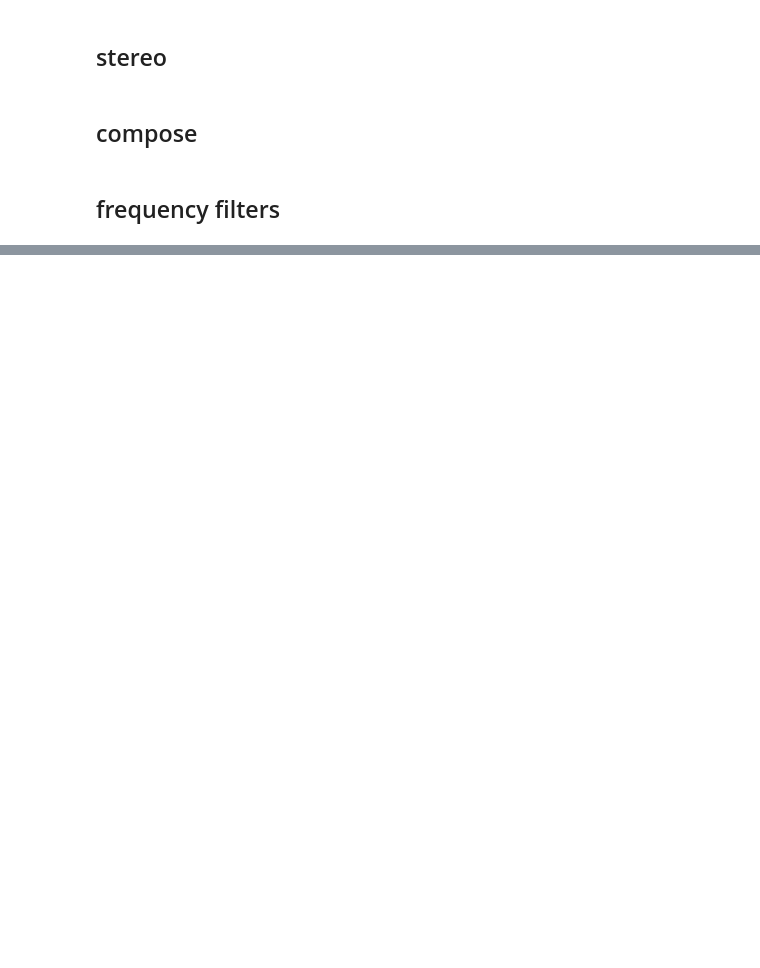
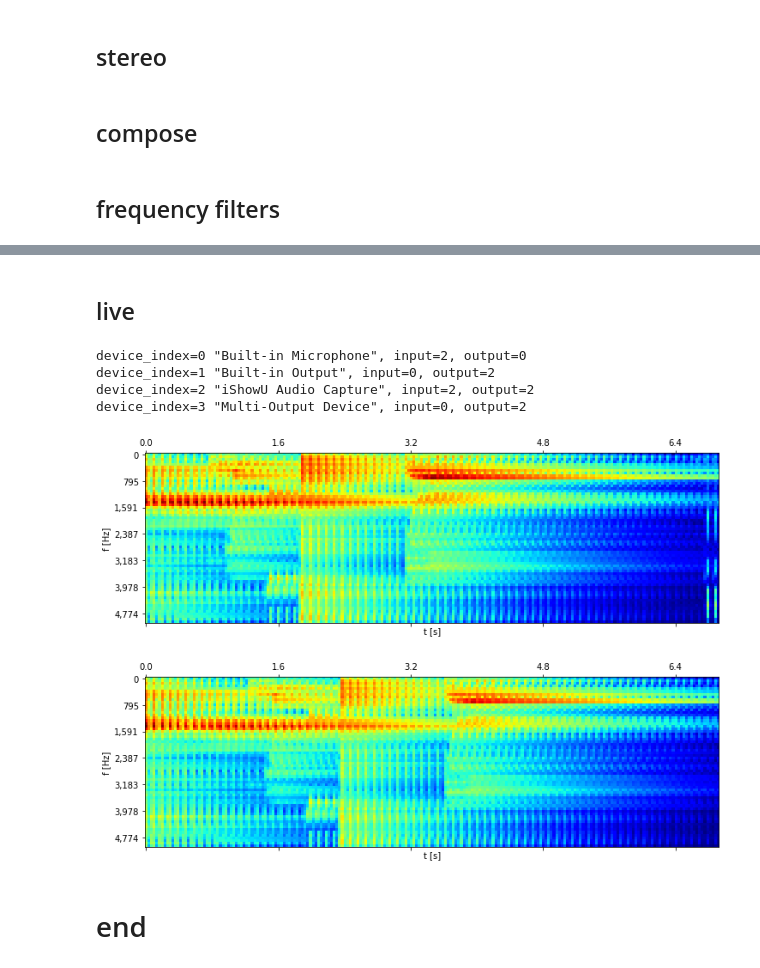
Before and after one commit to nuru-nu/moyo, a Jupyter notebook: notebooks/audio.ipynb, the cells around one changed output, grey strips where cells are left out. Drawn from its saved outputs; the diff is of its cells as text; code cells hidden in the pictures; blank space fills up the shorter version.

Commit message:
adds effects

```diff
--- a/notebooks/audio.ipynb
+++ b/notebooks/audio.ipynb
@@ -522 +468,49 @@ util.plot_logmel(features.log_mel_spectrogram(data))
 [figure]
+# %% [markdown]
+## live
+# %%
+audio.AudioInterface.list_devices()
+# %% [output]
+device_index=0 "Built-in Microphone", input=2, output=0
+device_index=1 "Built-in Output", input=0, output=2
+device_index=2 "iShowU Audio Capture", input=2, output=2
+device_index=3 "Multi-Output Device", input=0, output=2
+# %%
+
+secs, recording_secs = 10, 7
+sec = 0
+
+buf = util.RollingBuffer(settings.buf_size)
+
+effector = E.Effector([
+    E.Echo(0.1, 0.9),
+    E.Echo(0.1, 0.9) | E.Delay(0.5),
+], buf_size=int(recording_secs * settings.rate))
+
+ai0 = audio.AudioInterface(input=1, device_index=0)
+ai1 = audio.AudioInterface(output=2, device_index=1)
+
+while sec < secs:
+    data = ai0.input_stream.read(settings.hop_size, exception_on_overflow=False)
+    data = np.frombuffer(data, settings.dtype_np)
+    data = util.int16_to_float(data)
+    buf(data)
+    feats = features.wav2features(buf.buf)
+    signals = {
+        name: signal(feats)
+        for name, signal in hp.signals.items()
+    }
+
+    bufs = effector(data, signals)
+    buf1 = audio.tostereo(bufs[0], bufs[1])
+    ai1.output_stream.write(buf1.tostring())
+    sec += settings.hop_secs
+# %%
+for recording in effector.bufs:
+    logmel = features.log_mel_spectrogram(recording.buf)
+    util.plot_logmel(logmel)
+# %% [output]
+[figure, added]
+[figure, added]
+# %% [markdown]
+# end
```
Also changed, not shown: parts of 15 cells of this notebook, 8 other files.
